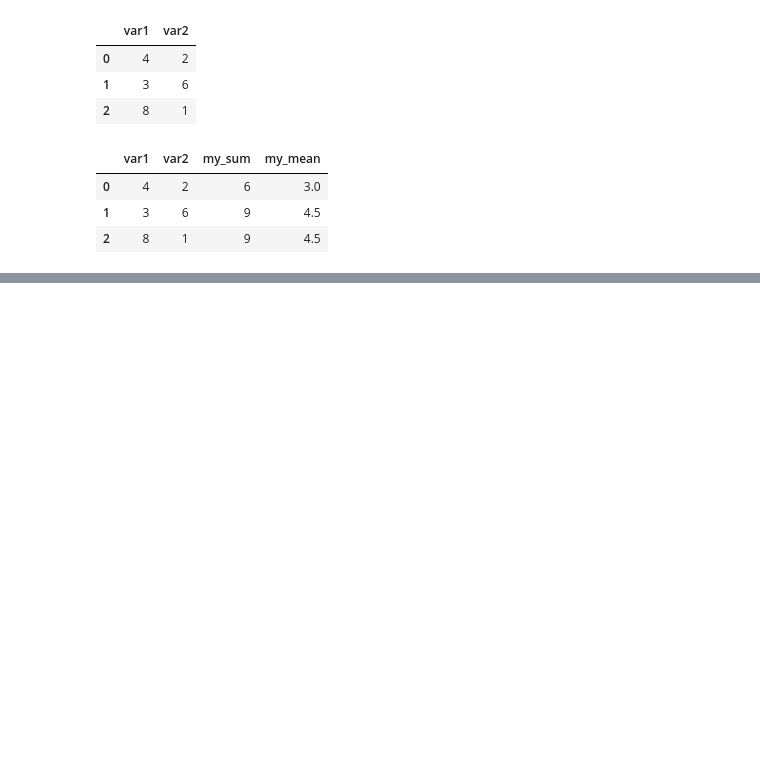
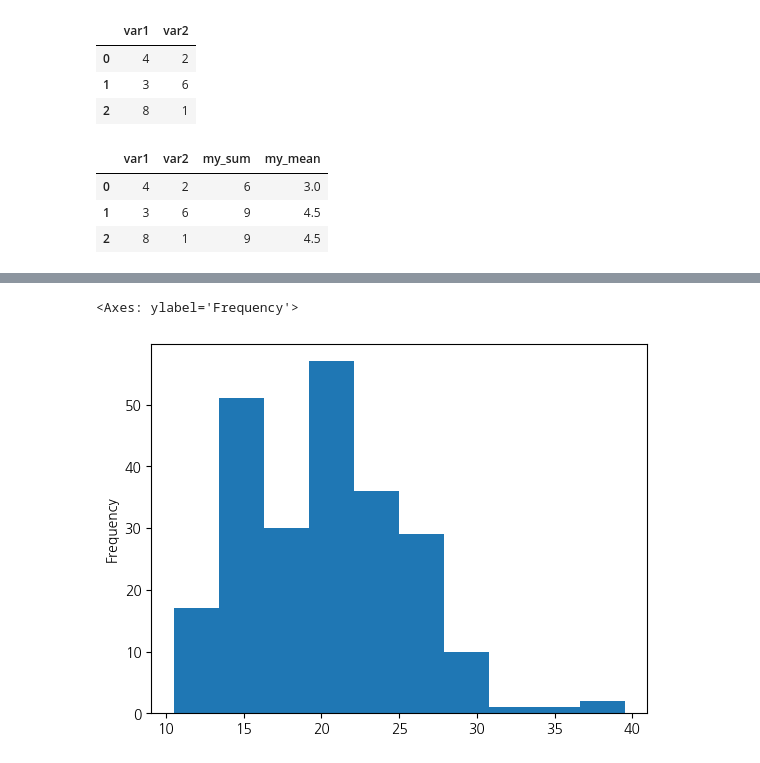
Before and after one commit to ljh815/2025-1-myclass-BDA, a Jupyter notebook: 05w_A_mon_0407_easy_ch05_06.ipynb, the cells around one changed output, grey strips where cells are left out. Drawn from its saved outputs; the diff is of its cells as text; code cells hidden in the pictures; blank space fills up the shorter version.

```diff
--- a/05w_A_mon_0407_easy_ch05_06.ipynb
+++ b/05w_A_mon_0407_easy_ch05_06.ipynb
@@ -98,0 +93,3 @@ Resolving deltas: 100% (4/4), done.
+# %%
+mpg = pd.read_csv('data/mpg.csv')
+mpg.sample(8)
@@ -98,0 +106,3 @@ Resolving deltas: 100% (4/4), done.
+# %%
+mpg['total'] = (mpg['cty'] + mpg['hwy']) /2
+mpg.head()
@@ -98,0 +116,3 @@ Resolving deltas: 100% (4/4), done.
+# %%
+mpg['mpg_mean'] = mpg[['cty', 'hwy']].mean(axis='columns')
+mpg.head()
@@ -98,0 +166,5 @@ Resolving deltas: 100% (4/4), done.
+# %%
+mpg['total'].plot.hist()
+# %% [output]
+<Axes: ylabel='Frequency'>
+[figure, added]
```
Also changed, not shown: parts of 45 cells of this notebook.
